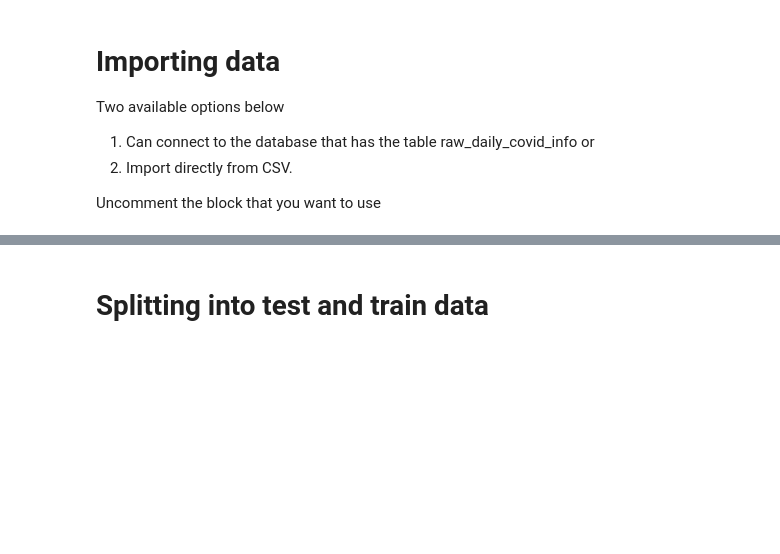
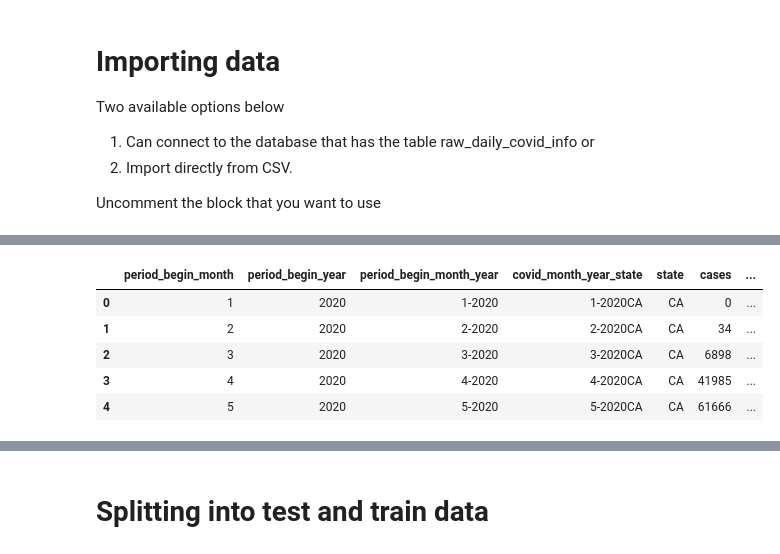
Before and after one commit to ajmotylinski/Data_Viz_Final_Project, a Jupyter notebook: machine_learning.ipynb, the cells around one changed output, grey strips where cells are left out. Cells and saved outputs as stored; diff of their text form; code cells hidden in the pictures; blank space fills up the shorter version.

```diff
--- a/machine_learning.ipynb
+++ b/machine_learning.ipynb
@@ -28,4 +28,4 @@ db_string = f"postgresql://postgres:{db_password}@{db_server}/{db_name}"
 engine = create_engine(db_string)
 with engine.connect() as connection:
     covid_df = pd.read_sql("select extract(month from submission_date) as period_begin_month,extract(year from submission_date) as period_begin_year,concat(extract(month from submission_date),'-',extract(year from submission_date)) as period_begin_month_year,concat(extract(month from submission_date),'-',extract(year from submission_date),state) as covid_month_year_state,state,states.state_name_title_case,sum(new_case + pnew_case) as cases,sum(new_death+pnew_death) as deaths from raw_daily_covid_info INNER JOIN states ON raw_daily_covid_info.state=states.state_two_letter_abbreviation where state in ('MN', 'CA', 'FL','TX','WA') and submission_date >= '2020-01-01' and submission_date < '2022-01-01' group by state, states.state_name_title_case, period_begin_month,period_begin_year order by state, period_begin_year, period_begin_month;", db_string)
-covid_df.head()
+    housing_df = pd.read_sql("select * from housing_data;", db_string)
@@ -43,0 +55,16 @@ covid_df.head()
+# %%
+covid_df['period_begin_month'] = covid_df['period_begin_month'].astype('int')
+covid_df['period_begin_year'] = covid_df['period_begin_year'].astype('int')
+
+#dropped NA
+covid_df = covid_df.dropna()
+covid_df['cases'] = covid_df['cases'].astype('int')
+covid_df['deaths'] = covid_df['deaths'].astype('int')
+covid_df.head()
+# %% [output]
+|  | period_begin_month | period_begin_year | period_begin_month_year | covid_month_year_state | state | cases | ... |
+| 0 | 1 | 2020 | 1-2020 | 1-2020CA | CA | 0 | ... |
+| 1 | 2 | 2020 | 2-2020 | 2-2020CA | CA | 34 | ... |
+| 2 | 3 | 2020 | 3-2020 | 3-2020CA | CA | 6898 | ... |
+| 3 | 4 | 2020 | 4-2020 | 4-2020CA | CA | 41985 | ... |
+| 4 | 5 | 2020 | 5-2020 | 5-2020CA | CA | 61666 | ... |
```
Also changed, not shown: parts of 5 cells of this notebook.
